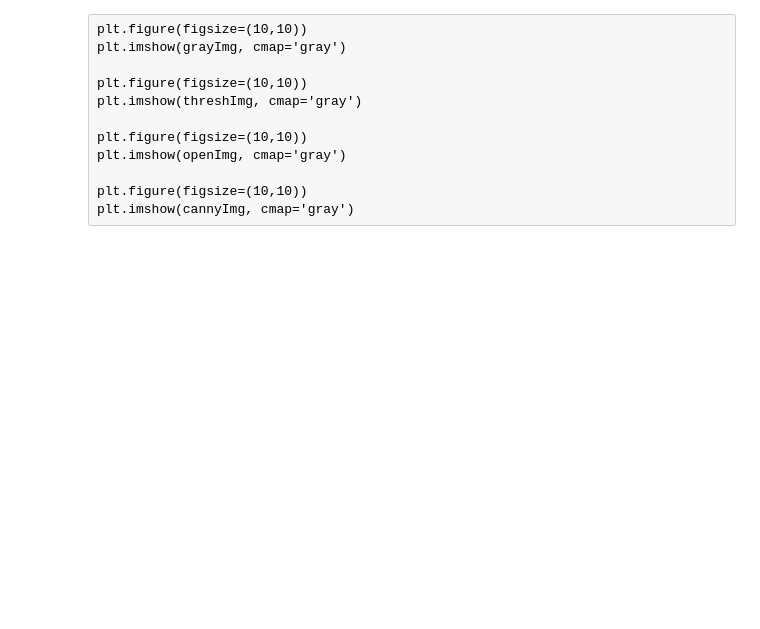
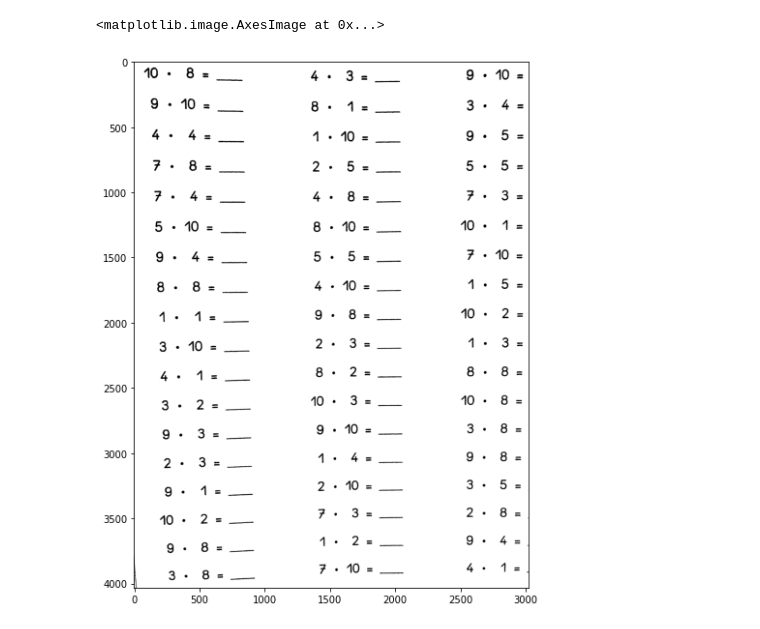
Before and after one commit to dschmoeller/iCheck, a Jupyter notebook: OCR tesseract.ipynb, the cells around one changed output. Saved outputs shown, nothing was run; the diff lists cells and outputs as text; code cells hidden in the pictures; blank space fills up the shorter version.

```diff
--- a/OCR tesseract.ipynb
+++ b/OCR tesseract.ipynb
@@ -59,25 +62,19 @@ def deskew(image):
 def match_template(image, template):
     return cv2.matchTemplate(image, template, cv2.TM_CCOEFF_NORMED)
 # %%
+# Read and preprocess image
+
 image = cv2.imread('testImages/testImage1.jpg')
 #image = cv2.imread('testImages/testImage2.jpg')
+#image = cv2.imread('testImages/testImage3.jpg')
 imageCopy = image.copy()
-#image = cv2.imread('testImages/class_a/equ31.jpg')
 
-grayImg = get_grayscale(image)
-threshImg = thresholding(grayImg)
-openImg = opening(grayImg)
-cannyImg = canny(grayImg)
+
+image = get_grayscale(image)
+image = thresholding(image)
+plt.figure(figsize=(10,10))
+plt.imshow(image, cmap='gray')
+# %% [output]
+<matplotlib.image.AxesImage at 0x...>
+[figure, added]
-# %% [raw]
-plt.figure(figsize=(10,10))
-plt.imshow(grayImg, cmap='gray')
-
-plt.figure(figsize=(10,10))
-plt.imshow(threshImg, cmap='gray')
-
-plt.figure(figsize=(10,10))
-plt.imshow(openImg, cmap='gray')
-
-plt.figure(figsize=(10,10))
-plt.imshow(cannyImg, cmap='gray')
 # %%
```
Also changed, not shown: parts of 8 cells of this notebook, 4 other files.
